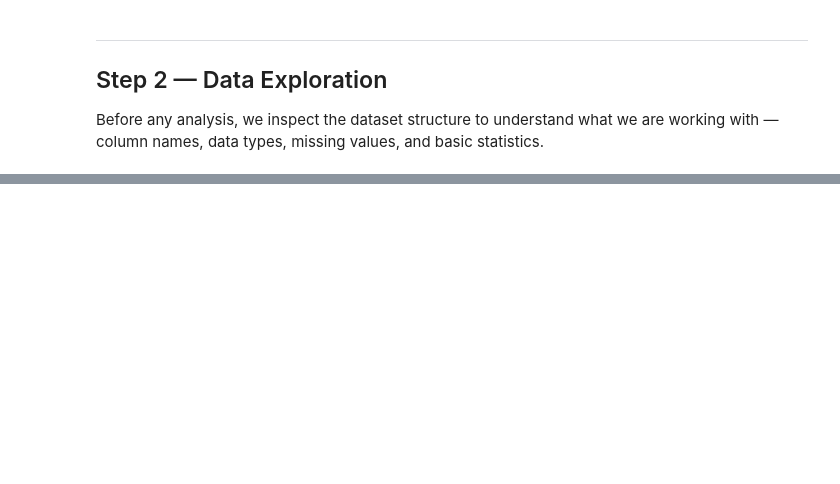
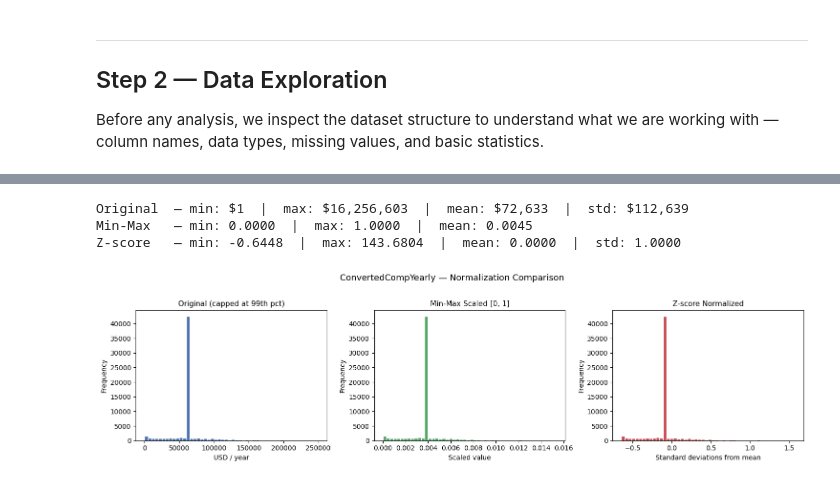
Before and after one commit to adriant25/ibm-data-analyst-capstone, a Jupyter notebook: capstone-project/Capstone_Survey_Analysis.ipynb, the cells around one changed output, grey strips where cells are left out. Cells and saved outputs as stored; diff of their text form; code cells hidden in the pictures; blank space fills up the shorter version.

```diff
--- a/capstone-project/Capstone_Survey_Analysis.ipynb
+++ b/capstone-project/Capstone_Survey_Analysis.ipynb
@@ -75,0 +264,49 @@ df.describe(include='object')
+# %%
+import numpy as np
+
+COMP_COL = "ConvertedCompYearly"
+
+# -- Min-Max Scaling: rescales to [0, 1] -------------------------------------
+col_min = df[COMP_COL].min()
+col_max = df[COMP_COL].max()
+df["Comp_MinMax"] = (df[COMP_COL] - col_min) / (col_max - col_min)
+
+# -- Z-score Normalization: centers around mean, unit std -------------------
+col_mean = df[COMP_COL].mean()
+col_std  = df[COMP_COL].std()
+df["Comp_Zscore"] = (df[COMP_COL] - col_mean) / col_std
+
+print(f"Original  — min: ${col_min:,.0f}  |  max: ${col_max:,.0f}  |  mean: ${col_mean:,.0f}  |  std: ${col_std:,.0f}")
+print(f"Min-Max   — min: {df['Comp_MinMax'].min():.4f}  |  max: {df['Comp_MinMax'].max():.4f}  |  mean: {df['Comp_MinMax'].mean():.4f}")
+print(f"Z-score   — min: {df['Comp_Zscore'].min():.4f}  |  max: {df['Comp_Zscore'].max():.4f}  |  mean: {df['Comp_Zscore'].mean():.4f}  |  std: {df['Comp_Zscore'].std():.4f}")
+# %% [output]
+Original  — min: $1  |  max: $16,256,603  |  mean: $72,633  |  std: $112,639
+Min-Max   — min: 0.0000  |  max: 1.0000  |  mean: 0.0045
+Z-score   — min: -0.6448  |  max: 143.6804  |  mean: 0.0000  |  std: 1.0000
+# %%
+# -- Before / After distributions --------------------------------------------
+fig, axes = plt.subplots(1, 3, figsize=(15, 4))
+
+# Cap at 99th percentile for readability (outliers crush the x-axis otherwise)
+cap = df[COMP_COL].quantile(0.99)
+
+axes[0].hist(df.loc[df[COMP_COL] <= cap, COMP_COL], bins=50, color="#4C72B0", edgecolor="white")
+axes[0].set_title("Original (capped at 99th pct)", fontsize=11)
+axes[0].set_xlabel("USD / year")
+
+axes[1].hist(df.loc[df[COMP_COL] <= cap, "Comp_MinMax"], bins=50, color="#55A868", edgecolor="white")
+axes[1].set_title("Min-Max Scaled [0, 1]", fontsize=11)
+axes[1].set_xlabel("Scaled value")
+
+axes[2].hist(df.loc[df[COMP_COL] <= cap, "Comp_Zscore"], bins=50, color="#C44E52", edgecolor="white")
+axes[2].set_title("Z-score Normalized", fontsize=11)
+axes[2].set_xlabel("Standard deviations from mean")
+
+for ax in axes:
+    ax.set_ylabel("Frequency")
+
+plt.suptitle("ConvertedCompYearly — Normalization Comparison", fontsize=13, y=1.02)
+plt.tight_layout()
+plt.show()
+# %% [output]
+[figure, added]
```
Also changed, not shown: parts of 33 cells of this notebook.
